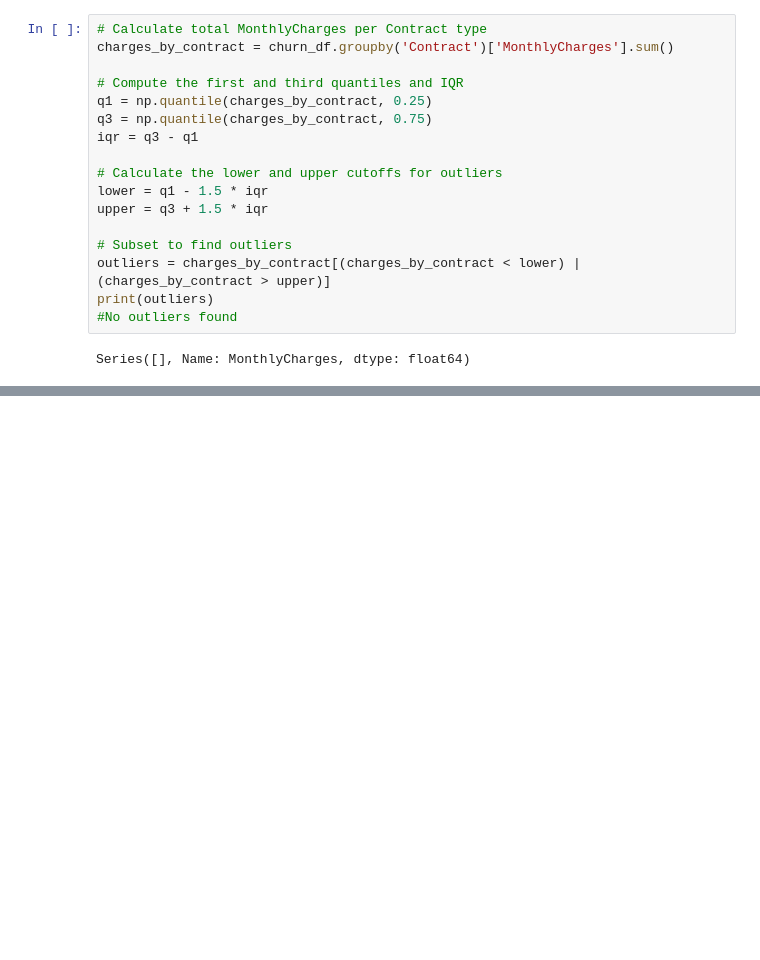
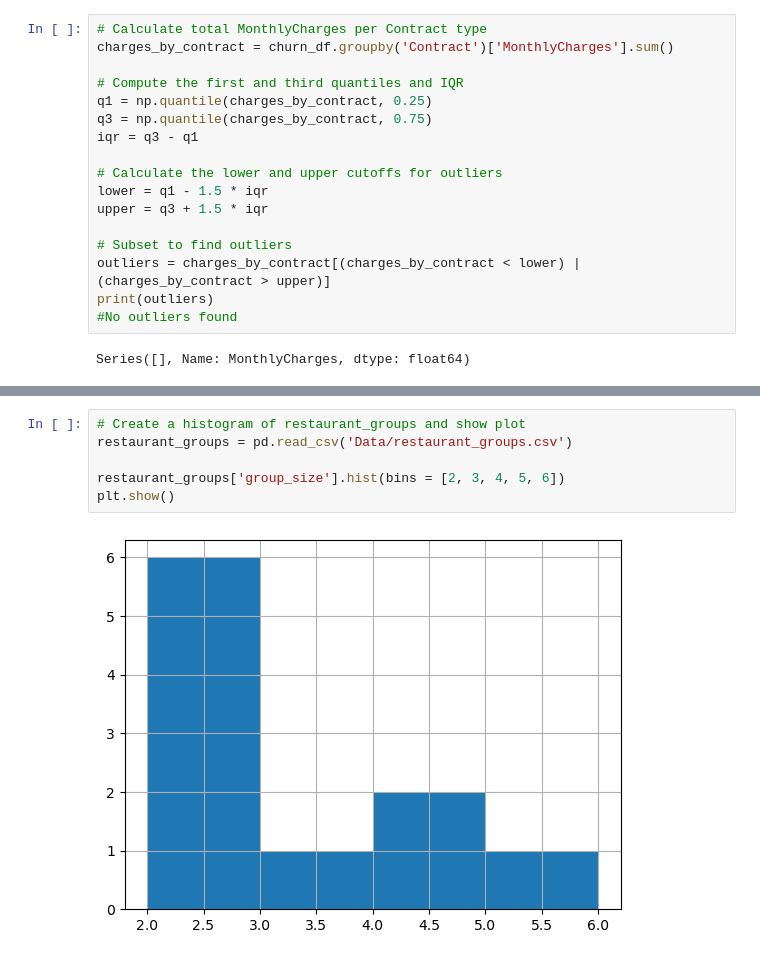
Before and after one commit to saalssall/Statistics_In_Python, a Jupyter notebook: Statistics_In_Python.ipynb, the cells around one changed output, grey strips where cells are left out. Saved outputs shown, nothing was run; the diff lists cells and outputs as text; blank space fills up the shorter version.

```diff
--- a/Statistics_In_Python.ipynb
+++ b/Statistics_In_Python.ipynb
@@ -158,0 +152,8 @@ print(sample_without_replacement)
+# %%
+# Create a histogram of restaurant_groups and show plot
+restaurant_groups = pd.read_csv('Data/restaurant_groups.csv')
+
+restaurant_groups['group_size'].hist(bins = [2, 3, 4, 5, 6])
+plt.show()
+# %% [output]
+[figure, added]
```
Also changed, not shown: parts of 6 cells of this notebook.
